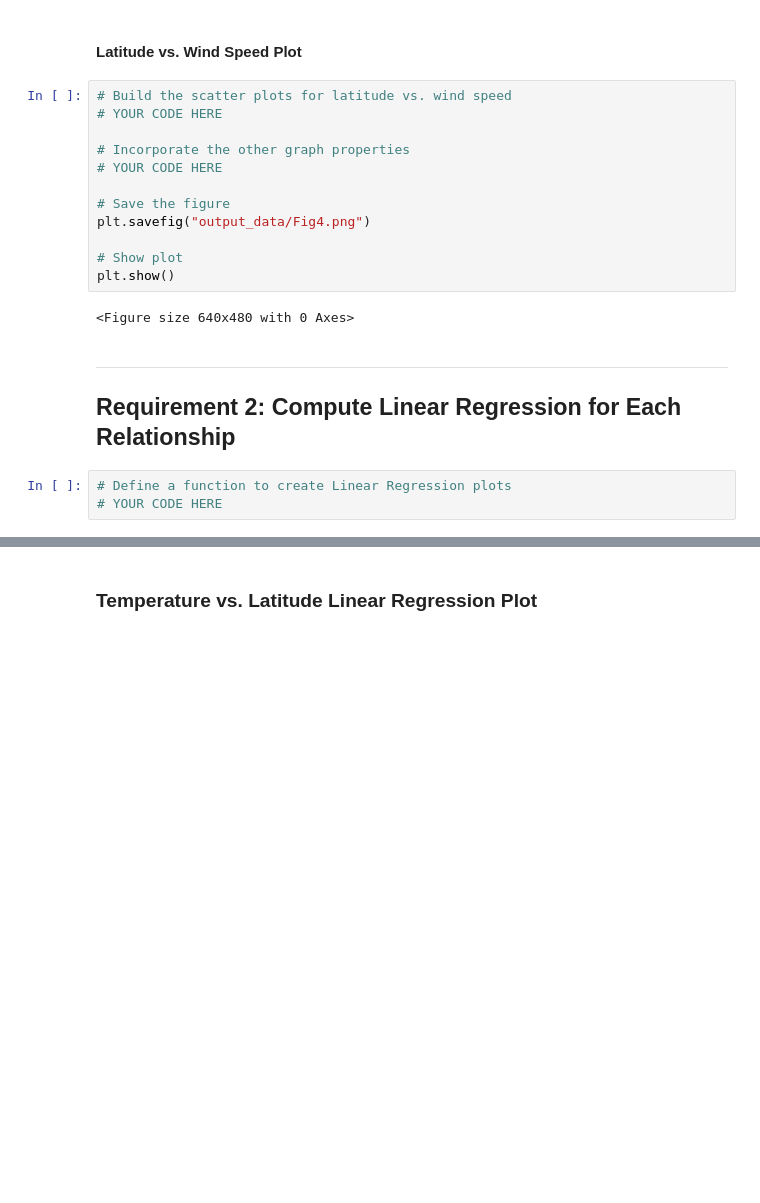
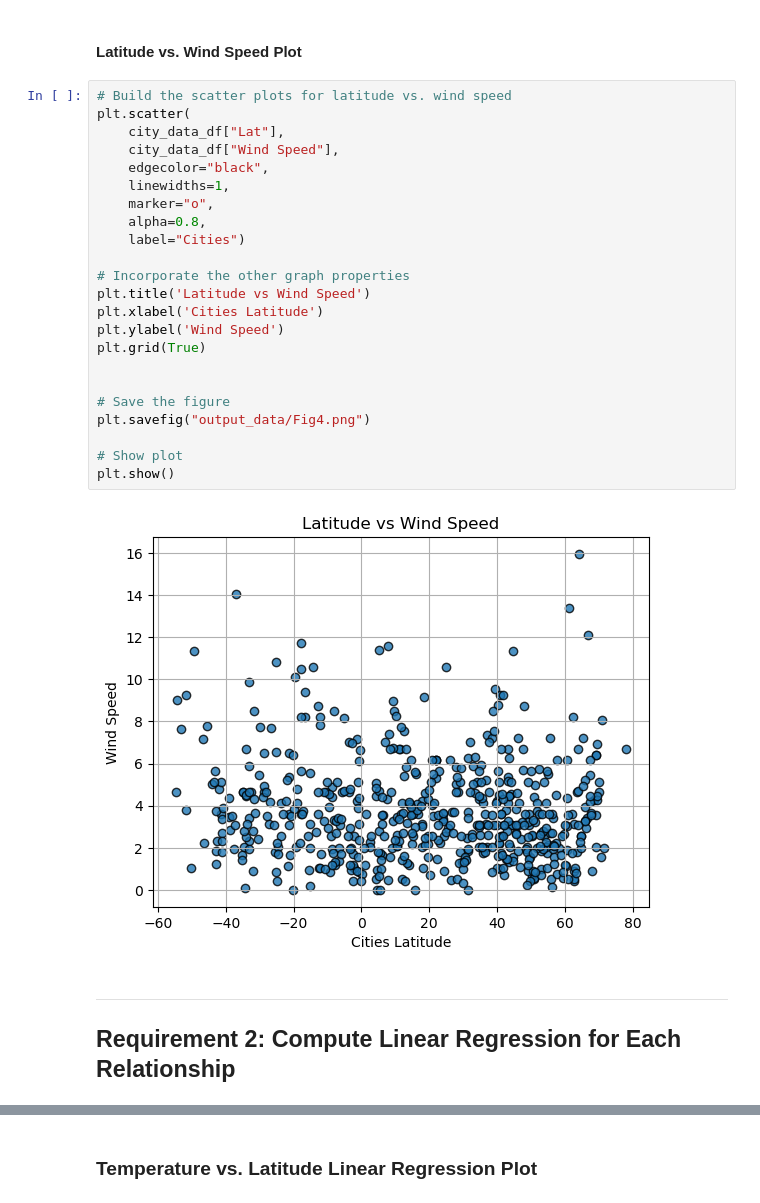
Before and after one commit to mtguadamuzruth/python-api-challenge, a Jupyter notebook: Challenge/Starter_Code/WeatherPy.ipynb, the cells around one changed output, grey strips where cells are left out. Cells and saved outputs as stored; diff of their text form; blank space fills up the shorter version.

```diff
--- a/Challenge/Starter_Code/WeatherPy.ipynb
+++ b/Challenge/Starter_Code/WeatherPy.ipynb
@@ -278,22 +291,30 @@ plt.show()
 #### Latitude vs. Wind Speed Plot
 # %%
 # Build the scatter plots for latitude vs. wind speed
-# YOUR CODE HERE
+plt.scatter(
+    city_data_df["Lat"],
+    city_data_df["Wind Speed"],
+    edgecolor="black",
+    linewidths=1,
+    marker="o",
+    alpha=0.8,
+    label="Cities")
 
 # Incorporate the other graph properties
-# YOUR CODE HERE
+plt.title('Latitude vs Wind Speed')
+plt.xlabel('Cities Latitude')
+plt.ylabel('Wind Speed')
+plt.grid(True)
+
 
 # Save the figure
 plt.savefig("output_data/Fig4.png")
 
 # Show plot
 plt.show()
 # %% [output]
-<Figure size 640x480 with 0 Axes>
+[figure, added]
 # %% [markdown]
 ---
 
 ## Requirement 2: Compute Linear Regression for Each Relationship
-# %%
-# Define a function to create Linear Regression plots
-# YOUR CODE HERE
```
Also changed, not shown: parts of 26 cells of this notebook, 5 other files.
